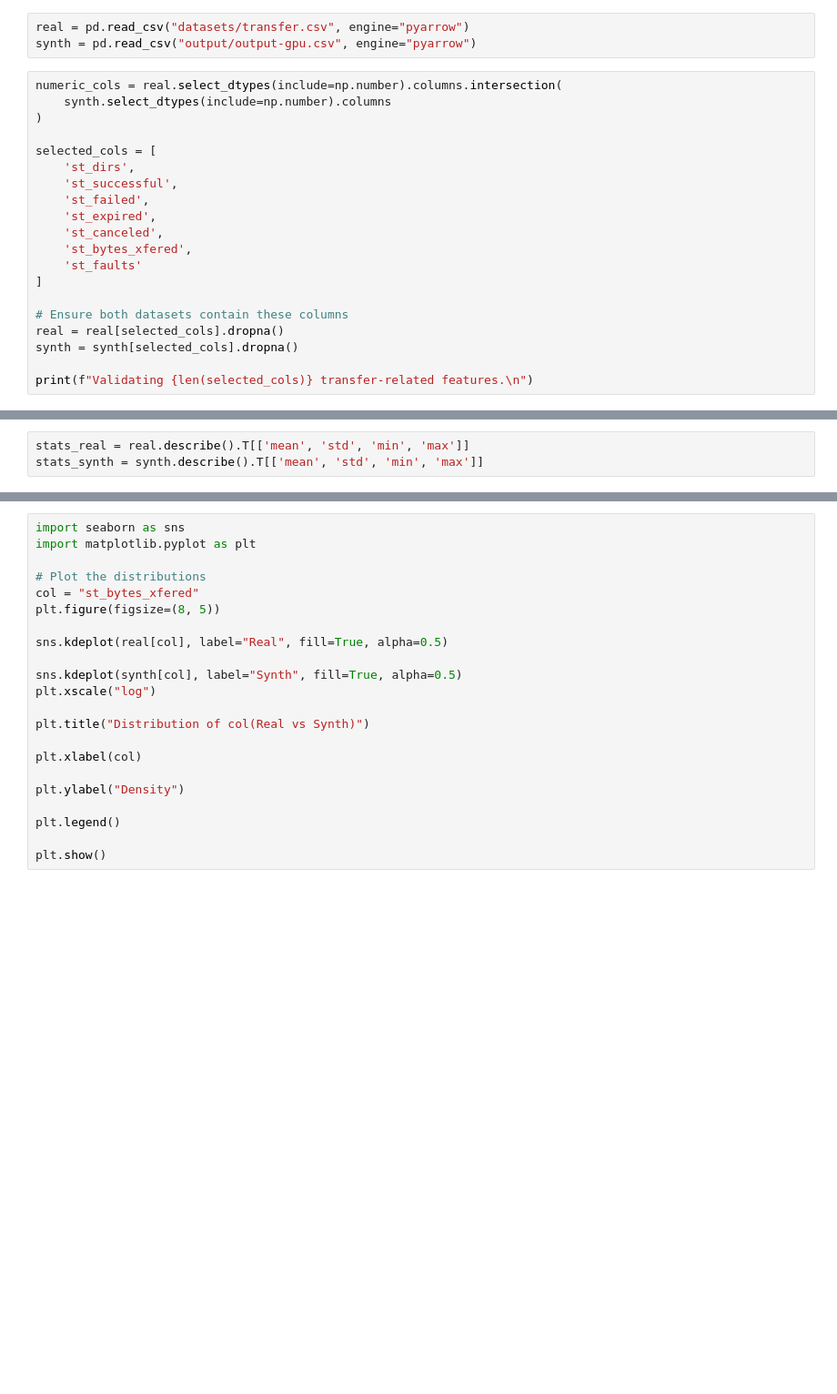
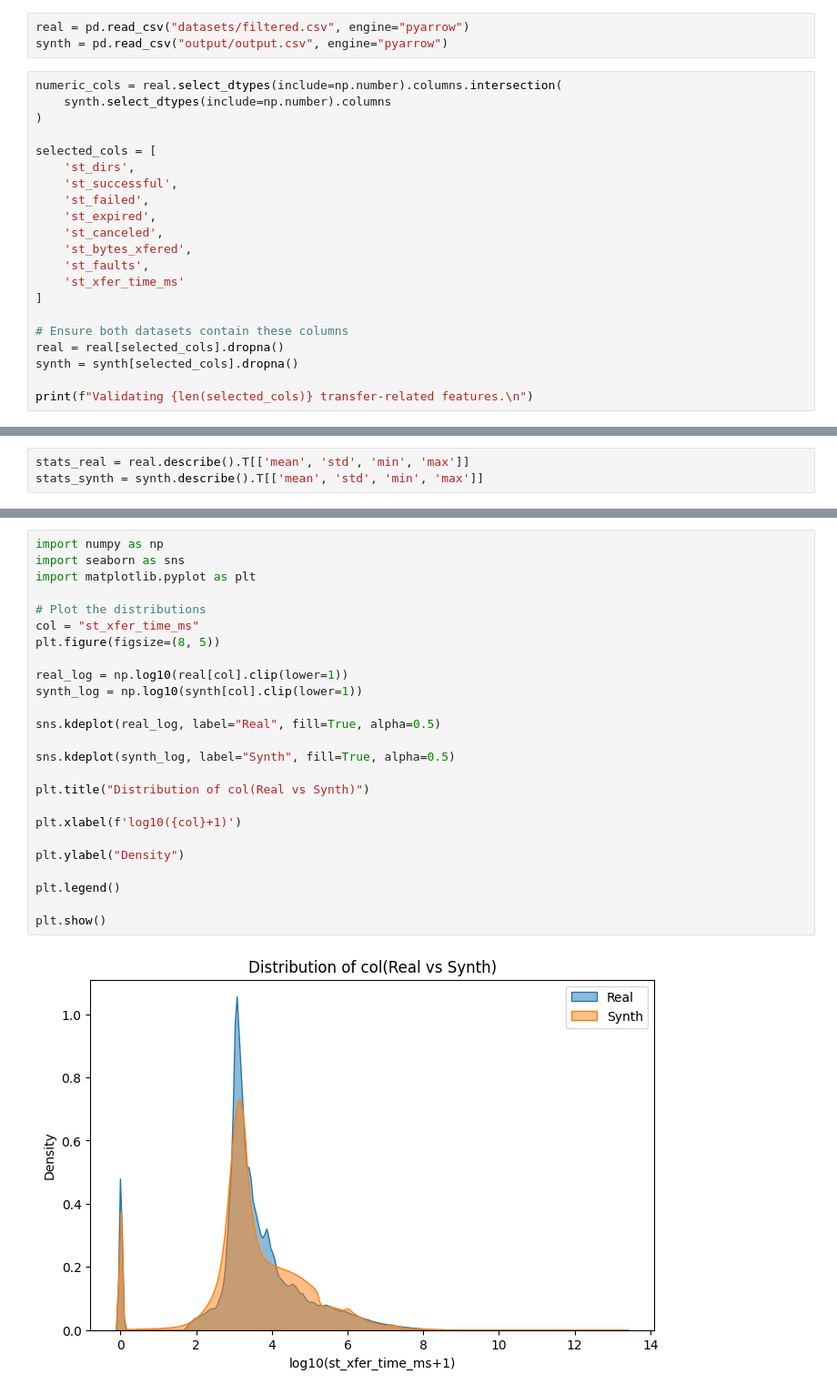
Before and after one commit to psh0078/gmm-synth-transfer, a Jupyter notebook: perf.ipynb, the cells around one changed output, grey strips where cells are left out. Shown at 91% size. Saved outputs shown, nothing was run; the diff lists cells and outputs as text; blank space fills up the shorter version.

```diff
--- a/perf.ipynb
+++ b/perf.ipynb
@@ -16,6 +17,6 @@ from sklearn.metrics import r2_score
 # %%
-real = pd.read_csv("datasets/transfer.csv", engine="pyarrow")
-synth = pd.read_csv("output/output-gpu.csv", engine="pyarrow")
+real = pd.read_csv("datasets/filtered.csv", engine="pyarrow")
+synth = pd.read_csv("output/output.csv", engine="pyarrow")
 # %%
 numeric_cols = real.select_dtypes(include=np.number).columns.intersection(
     synth.select_dtypes(include=np.number).columns
@@ -28,7 +29,8 @@ selected_cols = [
     'st_expired',
     'st_canceled',
     'st_bytes_xfered',
-    'st_faults'
+    'st_faults',
+    'st_xfer_time_ms'
 ]
 
 # Ensure both datasets contain these columns
@@ -72,25 +74,30 @@ synth.loc[synth["st_bytes_xfered"] > real["st_bytes_xfered"].max(), "st_bytes_xf
 # %%
+import numpy as np
 import seaborn as sns
 import matplotlib.pyplot as plt
 
 # Plot the distributions
-col = "st_bytes_xfered"
+col = "st_xfer_time_ms"
 plt.figure(figsize=(8, 5))
 
-sns.kdeplot(real[col], label="Real", fill=True, alpha=0.5)
+real_log = np.log10(real[col].clip(lower=1))
+synth_log = np.log10(synth[col].clip(lower=1))
 
-sns.kdeplot(synth[col], label="Synth", fill=True, alpha=0.5)
-plt.xscale("log")
+sns.kdeplot(real_log, label="Real", fill=True, alpha=0.5)
+
+sns.kdeplot(synth_log, label="Synth", fill=True, alpha=0.5)
 
 plt.title("Distribution of col(Real vs Synth)")
 
-plt.xlabel(col)
+plt.xlabel(f'log10({col}+1)')
 
 plt.ylabel("Density")
 
 plt.legend()
 
 plt.show()
+# %% [output]
+[figure, added]
 # %%
 ks_results, wd_results = {}, {}
 for col in selected_cols:
```
Also changed, not shown: parts of 12 cells of this notebook, 5 other files.
